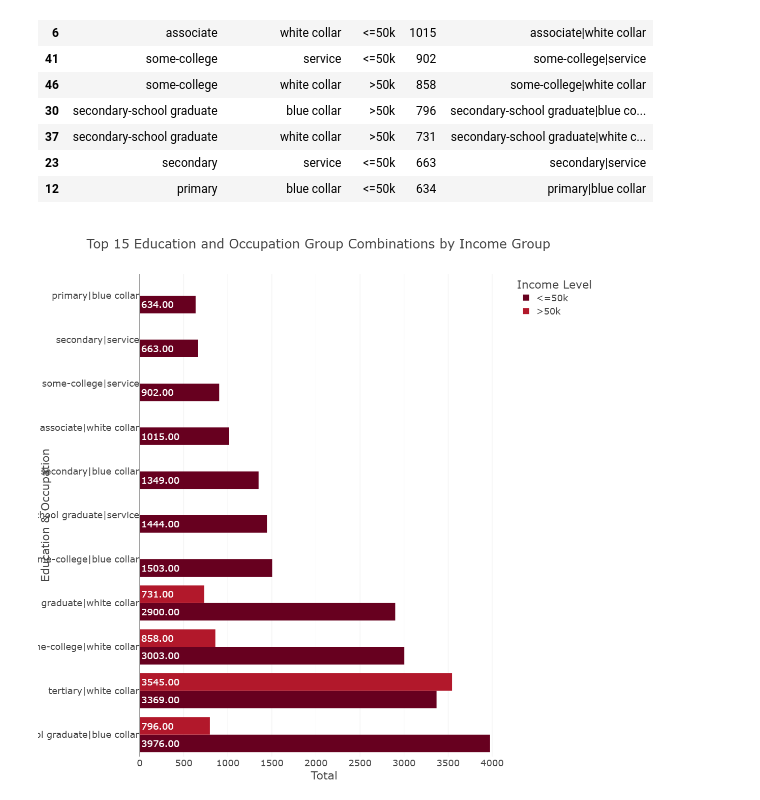
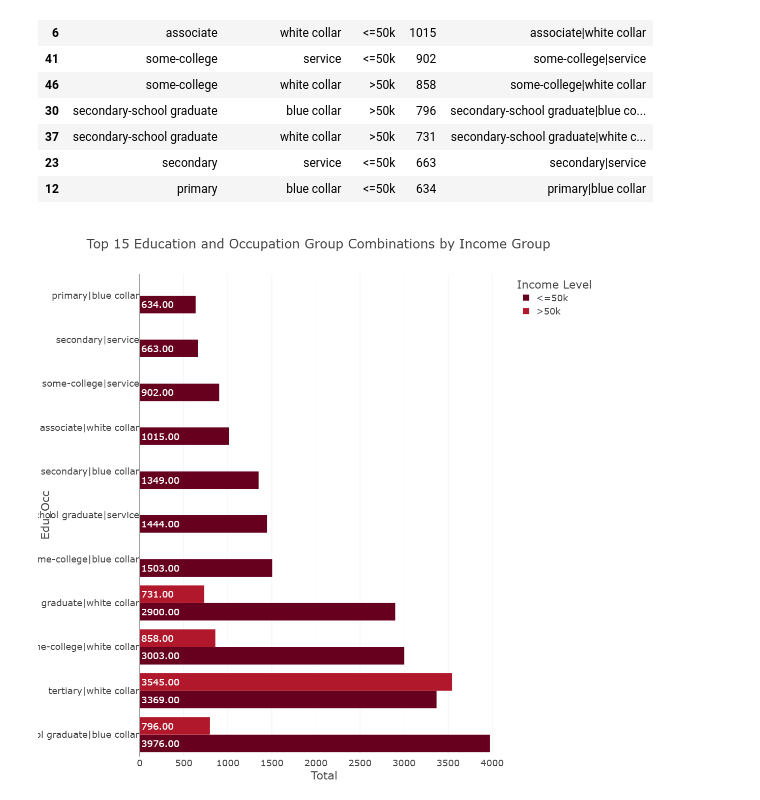
Before and after one commit to NIWENSHUTI/Adult_Income, a Jupyter notebook: notebooks/data_analysis.ipynb, the cells around one changed output. Saved outputs shown, nothing was run; the diff lists cells and outputs as text; code cells hidden in the pictures.

```diff
--- a/notebooks/data_analysis.ipynb
+++ b/notebooks/data_analysis.ipynb
@@ -480,33 +480,33 @@ fig = px.bar(
     title='Top 15 Education and Occupation Group Combinations by Income Group',
     barmode='group',
     color_discrete_sequence=px.colors.sequential.RdBu,
     text='total',
     width=1000,
     height=1100
 )
 
 fig.update_traces(
     texttemplate='%{text:.2f}',
-    textposition='inside',       # Better visibility in
+    textposition='inside',
     insidetextanchor='start'
 )
 
 fig.update_layout(
     template="presentation",
     xaxis_title='Total',
-    yaxis_title='Education & Occupation',
+    yaxis_title='Edu_Occ',
     legend_title_text='Income Level',
     uniformtext_minsize=10,
     uniformtext_mode='hide',
     margin=dict(l=200, r=50, t=100, b=50),
     paper_bgcolor="rgba(0,0,0,0)",
     plot_bgcolor="rgba(0,0,0,0)"
 )
 
 fig.show()
 
 fig.write_image(os.path.join(results_dir, 'Top 15 Education and Occupation Group Combinations by Income Group_bar_plot.jpg'))
 fig.write_image(os.path.join(results_dir, 'Top 15 Education and Occupation Group Combinations by Income Group_bar_plot.png'))
 fig.write_html(os.path.join(results_dir, 'Top 15 Education and Occupation Group Combinations by Income Group_bar_plot.html'))
 # %% [output]
-[figure, old version]
+[figure, new version]
```
Also changed, not shown: parts of 2 cells of this notebook.
